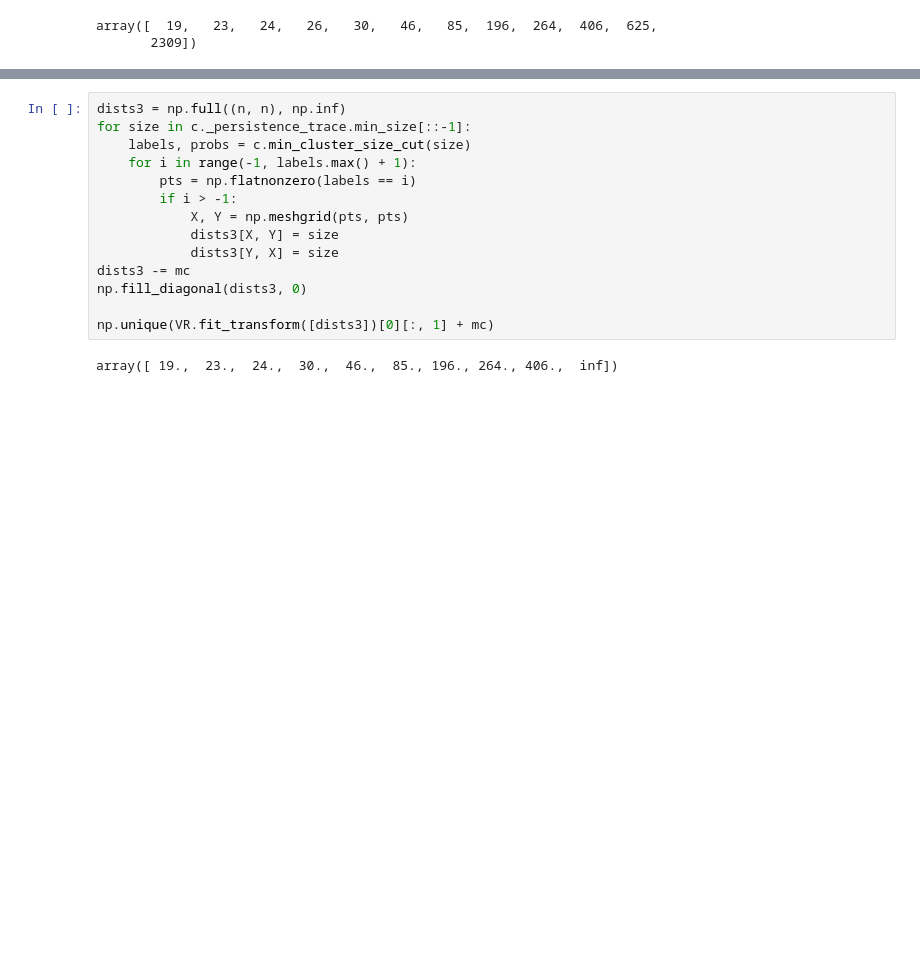
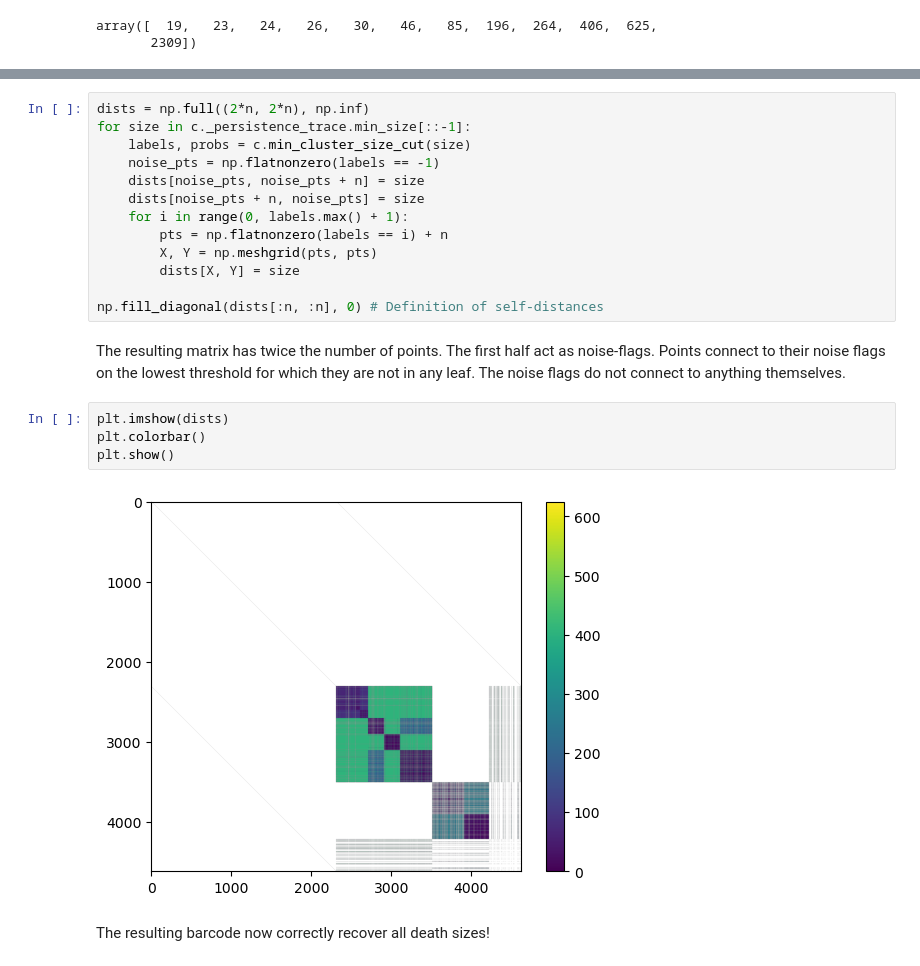
Before and after one commit to JelmerBot/fast_plscan, a Jupyter notebook: docs/_trial_barcodes.ipynb, the cells around one changed output, grey strips where cells are left out. Drawn from its saved outputs; the diff is of its cells as text; blank space fills up the shorter version.

Commit message:
update pruning explanation; update barcode trial;

```diff
--- a/docs/_trial_barcodes.ipynb
+++ b/docs/_trial_barcodes.ipynb
@@ -89,16 +112,26 @@ the leaf-death at $m_{\rm c} = 26$:
 # %%
-dists3 = np.full((n, n), np.inf)
+dists = np.full((2*n, 2*n), np.inf)
 for size in c._persistence_trace.min_size[::-1]:
     labels, probs = c.min_cluster_size_cut(size)
-    for i in range(-1, labels.max() + 1):
-        pts = np.flatnonzero(labels == i)
-        if i > -1:
-            X, Y = np.meshgrid(pts, pts)
-            dists3[X, Y] = size
-            dists3[Y, X] = size
-dists3 -= mc
-np.fill_diagonal(dists3, 0)
+    noise_pts = np.flatnonzero(labels == -1)
+    dists[noise_pts, noise_pts + n] = size
+    dists[noise_pts + n, noise_pts] = size
+    for i in range(0, labels.max() + 1):
+        pts = np.flatnonzero(labels == i) + n
+        X, Y = np.meshgrid(pts, pts)
+        dists[X, Y] = size
 
-np.unique(VR.fit_transform([dists3])[0][:, 1] + mc)
+np.fill_diagonal(dists[:n, :n], 0) # Definition of self-distances
-# %% [output]
-array([ 19.,  23.,  24.,  30.,  46.,  85., 196., 264., 406.,  inf])
+# %% [markdown]
+The resulting matrix has twice the number of points. The first half act as
+noise-flags. Points connect to their noise flags on the lowest threshold for
+which they are not in any leaf. The noise flags do not connect to anything
+themselves.
+# %%
+plt.imshow(dists)
+plt.colorbar()
+plt.show()
+# %% [output]
+[figure, added]
+# %% [markdown]
+The resulting barcode now correctly recover all death sizes!
```
Also changed, not shown: parts of 30 cells of this notebook, 1 other file.
